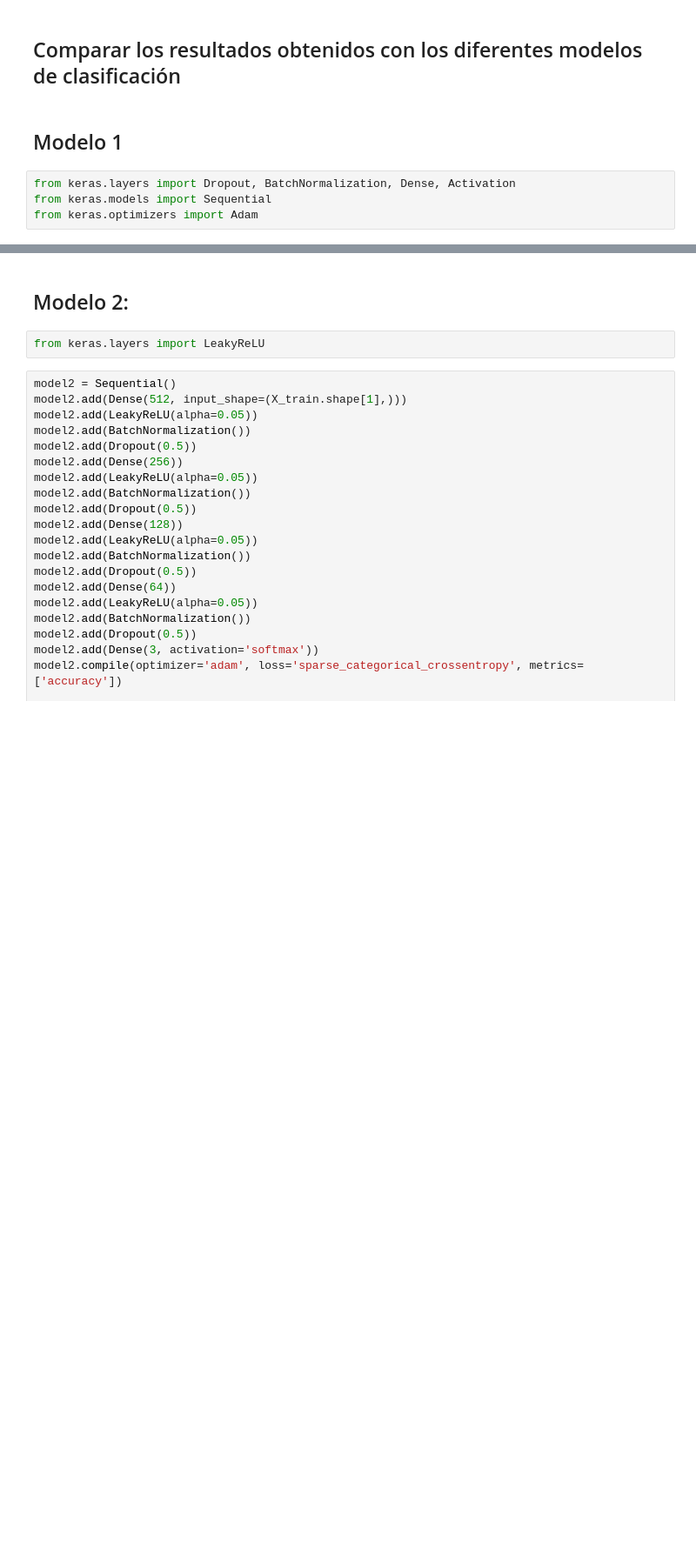
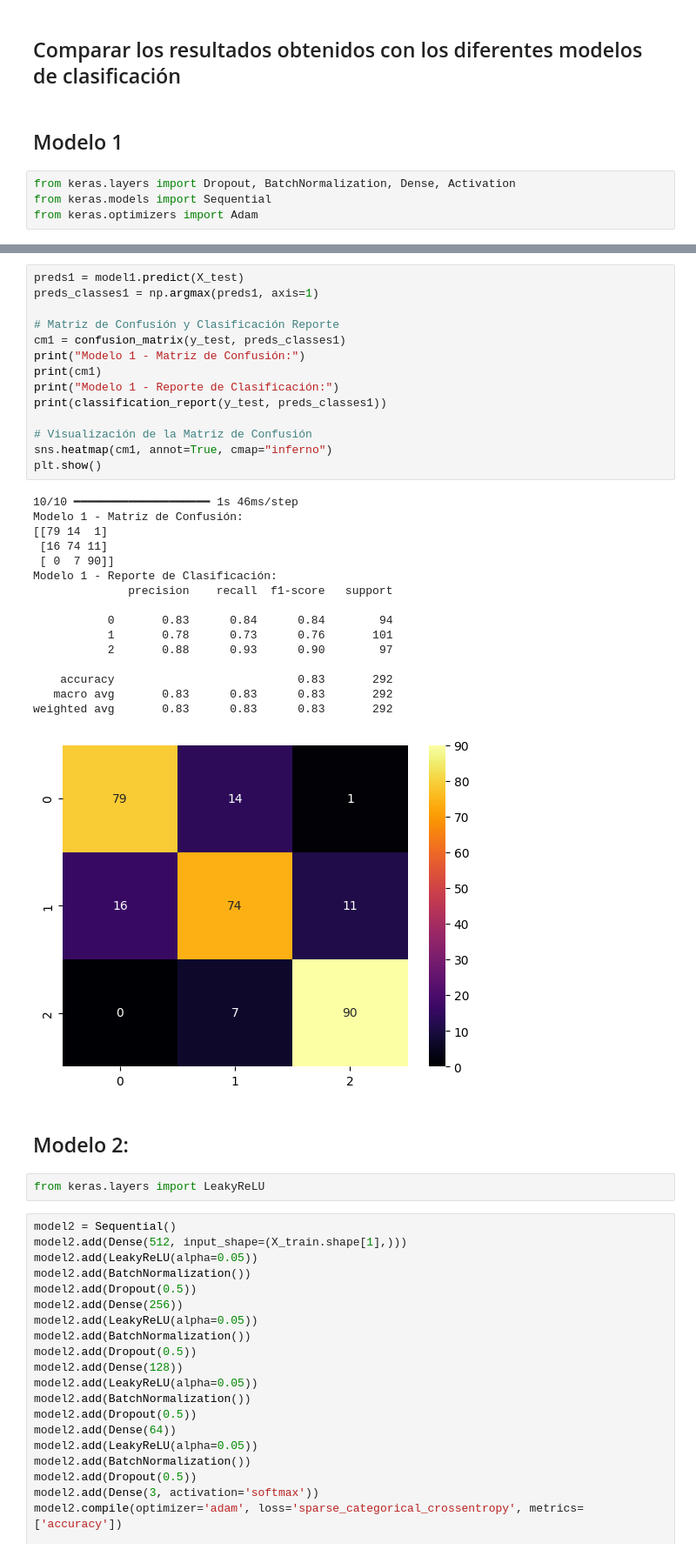
Before and after one commit to esco1729/HT08, a Jupyter notebook: HT8 Redes neuronales.ipynb, the cells around one changed output, grey strips where cells are left out. Shown: that part at 87% size. Drawn from its saved outputs; the diff is of its cells as text; blank space fills up the shorter version.

```diff
--- a/HT8 Redes neuronales.ipynb
+++ b/HT8 Redes neuronales.ipynb
@@ -252,3 +253,34 @@ Epoch 400/400
+# %%
+preds1 = model1.predict(X_test)
+preds_classes1 = np.argmax(preds1, axis=1)
+
+# Matriz de Confusión y Clasificación Reporte
+cm1 = confusion_matrix(y_test, preds_classes1)
+print("Modelo 1 - Matriz de Confusión:")
+print(cm1)
+print("Modelo 1 - Reporte de Clasificación:")
+print(classification_report(y_test, preds_classes1))
+
+# Visualización de la Matriz de Confusión
+sns.heatmap(cm1, annot=True, cmap="inferno")
+plt.show()
+# %% [output]
+10/10 ━━━━━━━━━━━━━━━━━━━━ 1s 46ms/step
+Modelo 1 - Matriz de Confusión:
+[[79 14  1]
+ [16 74 11]
+ [ 0  7 90]]
+Modelo 1 - Reporte de Clasificación:
+              precision    recall  f1-score   support
+
+           0       0.83      0.84      0.84        94
+           1       0.78      0.73      0.76       101
+           2       0.88      0.93      0.90        97
+
+    accuracy                           0.83       292
+   macro avg       0.83      0.83      0.83       292
+weighted avg       0.83      0.83      0.83       292
+[figure, added]
 # %% [markdown]
 ## Modelo 2:
 # %%
```
Also changed, not shown: parts of 2 cells of this notebook.
